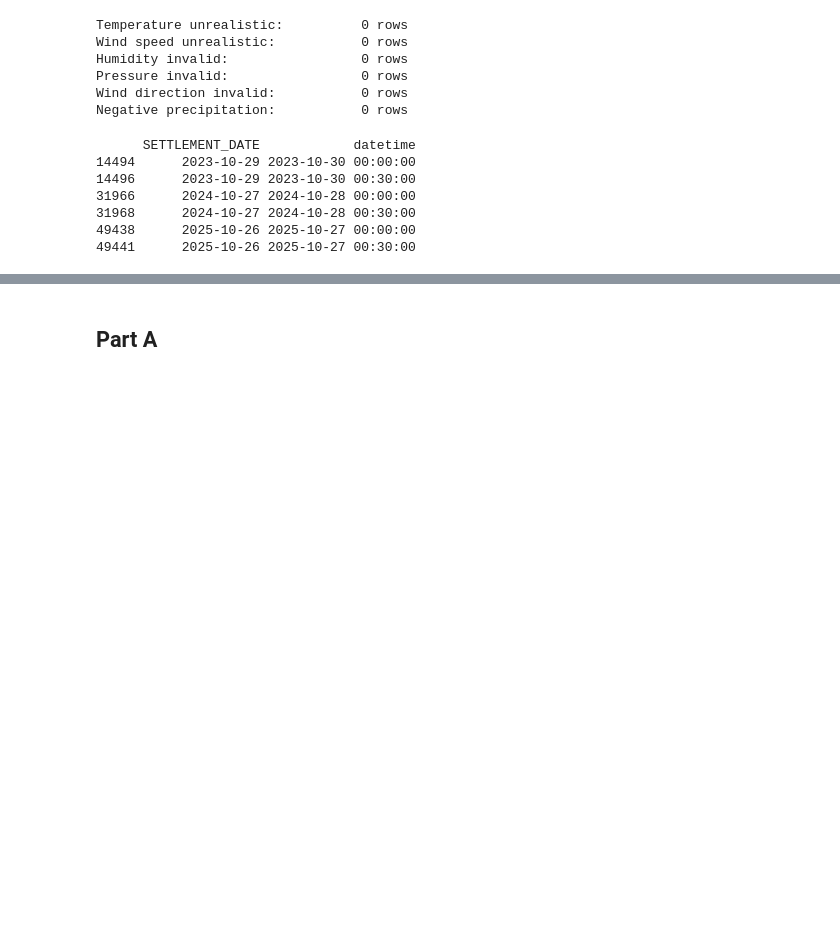
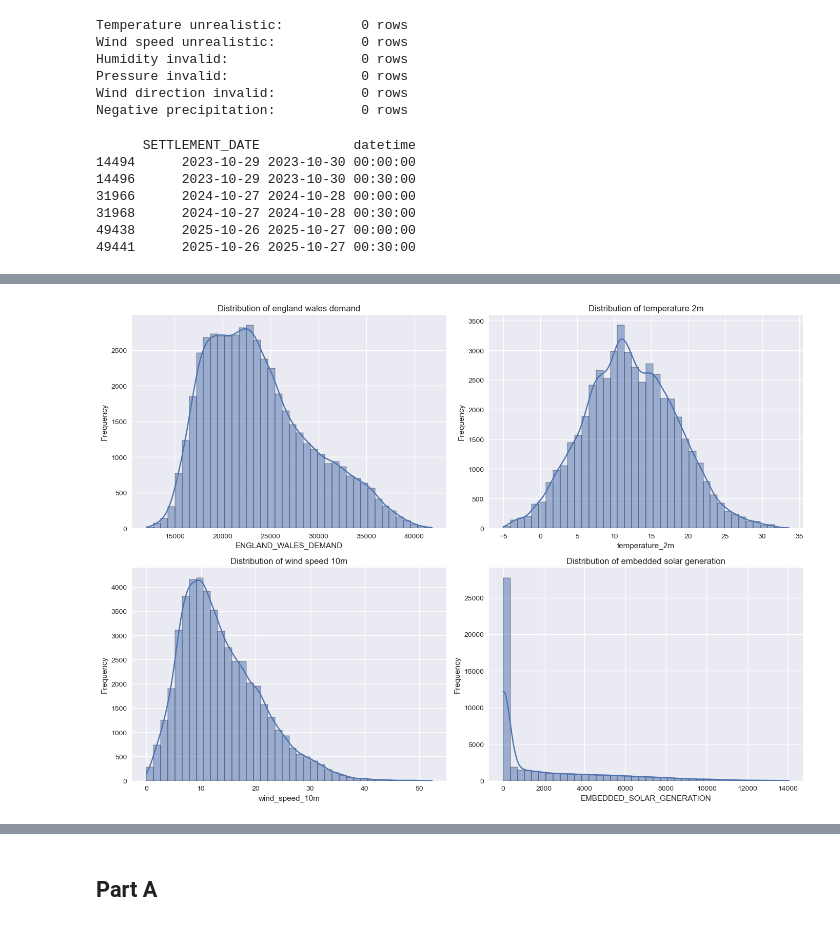
Before and after one commit to ocx-1129/ml_assignment, a Jupyter notebook: energyPred.ipynb, the cells around one changed output, grey strips where cells are left out. Cells and saved outputs as stored; diff of their text form; code cells hidden in the pictures; blank space fills up the shorter version.

```diff
--- a/energyPred.ipynb
+++ b/energyPred.ipynb
@@ -258,6 +297,31 @@ plt.show()
 # 8.distribution plots
 # histograms/kde plots of ENGLAND_WALES_DEMAND, temperature, wind speed, solar radiation
 # to visualize data distributions and identify skewness, kurtosis, outliers
+# %%
+# Select variables for distribution plots
+dist_vars = [
+    "ENGLAND_WALES_DEMAND",
+    "temperature_2m",
+    "wind_speed_10m",
+    "EMBEDDED_SOLAR_GENERATION"   # using solar generation as solar radiation proxy
+]
+
+# Plot settings
+plt.style.use("seaborn-v0_8")
+plt.figure(figsize=(14, 10))
+
+for i, var in enumerate(dist_vars, 1):
+    plt.subplot(2, 2, i)
+    sns.histplot(df[var].dropna(), kde=True, bins=40)
+    var_name = var.replace("_", " ").lower()
+    plt.title(f"Distribution of {var_name}")
+    plt.xlabel(var)
+    plt.ylabel("Frequency")
+
+plt.tight_layout()
+plt.show()
+# %% [output]
+[figure, added]
 # %%
 # 9. box plots
 # box plots of ENGLAND_WALES_DEMAND by month
```
Also changed, not shown: parts of 11 cells of this notebook.
